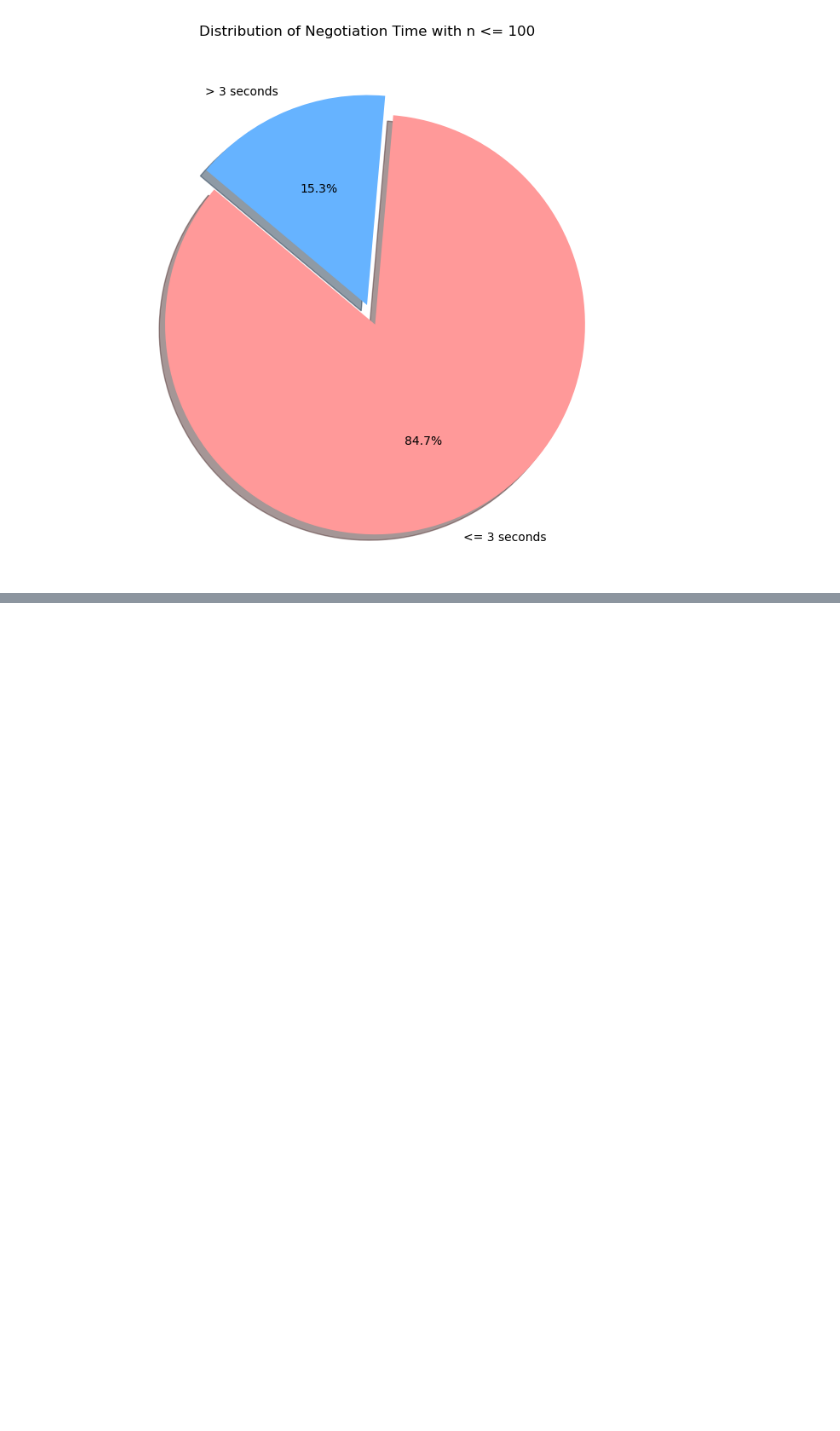
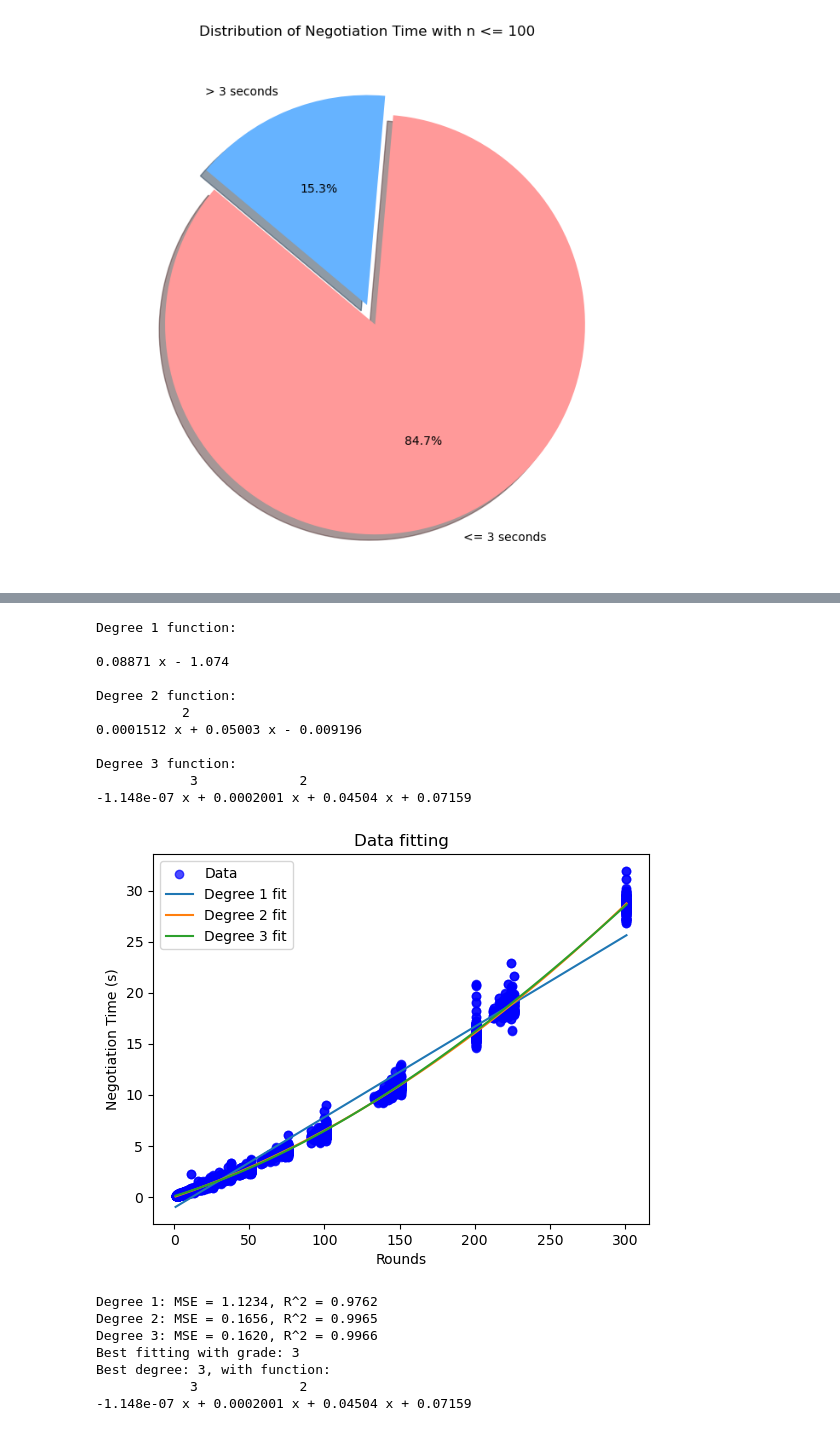
Before and after one commit to RoboChor/robethichor-ethics-based-negotiation, a Jupyter notebook: analysis/scalability-offrobot-analysis.ipynb, the cells around one changed output, grey strips where cells are left out. Drawn from its saved outputs; the diff is of its cells as text; code cells hidden in the pictures; blank space fills up the shorter version.

```diff
--- a/analysis/scalability-offrobot-analysis.ipynb
+++ b/analysis/scalability-offrobot-analysis.ipynb
@@ -216,0 +236,73 @@ Runs with negotiation time <= 3 seconds: 2542 (84.73%) over 3000 runs
+# %%
+# Trying to fit the data in a polynomial model
+
+import numpy as np
+from sklearn.metrics import mean_squared_error, r2_score
+
+X = offers_df["rounds"].values
+y = offers_df["negotiation_time"].values
+
+plt.scatter(X, y, label="Data", color='blue', alpha=0.7)
+
+degrees = [1, 2, 3]
+errors = {}
+r2_scores = {}
+
+# Fit
+x_range = np.linspace(min(X), max(X), 100)
+
+for deg in degrees:
+    poly_func = np.poly1d(np.polyfit(X, y, deg))
+    print(f"Degree {deg} function:\n{poly_func}\n")
+    coeffs = np.polyfit(X, y, deg)
+    poly_func = np.poly1d(coeffs)
+
+    y_pred = poly_func(X)
+    mse = mean_squared_error(y, y_pred)
+    r2 = r2_score(y, y_pred)
+
+    errors[deg] = mse
+    r2_scores[deg] = r2
+
+    # Plotting the curve
+    plt.plot(x_range, poly_func(x_range), label=f'Degree {deg} fit')
+
+plt.xlabel("Rounds")
+plt.ylabel("Negotiation Time (s)")
+plt.legend()
+plt.title("Data fitting")
+plt.show()
+
+for deg in degrees:
+    print(f"Degree {deg}: MSE = {errors[deg]:.4f}, R^2 = {r2_scores[deg]:.4f}")
+
+# R^2 Comparison
+best_degree = max(r2_scores, key=r2_scores.get)
+print(f"Best fitting with grade: {best_degree}")
+
+# Coefficients
+best_coeffs = np.polyfit(X, y, best_degree)
+best_poly = np.poly1d(best_coeffs)
+
+print(f"Best degree: {best_degree}, with function:")
+print(best_poly)
+# %% [output]
+Degree 1 function:
+
+0.08871 x - 1.074
+
+Degree 2 function:
+           2
+0.0001512 x + 0.05003 x - 0.009196
+
+Degree 3 function:
+            3             2
+-1.148e-07 x + 0.0002001 x + 0.04504 x + 0.07159
+[figure, added]
+Degree 1: MSE = 1.1234, R^2 = 0.9762
+Degree 2: MSE = 0.1656, R^2 = 0.9965
+Degree 3: MSE = 0.1620, R^2 = 0.9966
+Best fitting with grade: 3
+Best degree: 3, with function:
+            3             2
+-1.148e-07 x + 0.0002001 x + 0.04504 x + 0.07159
```
Also changed, not shown: parts of 9 cells of this notebook, 3 other files.
